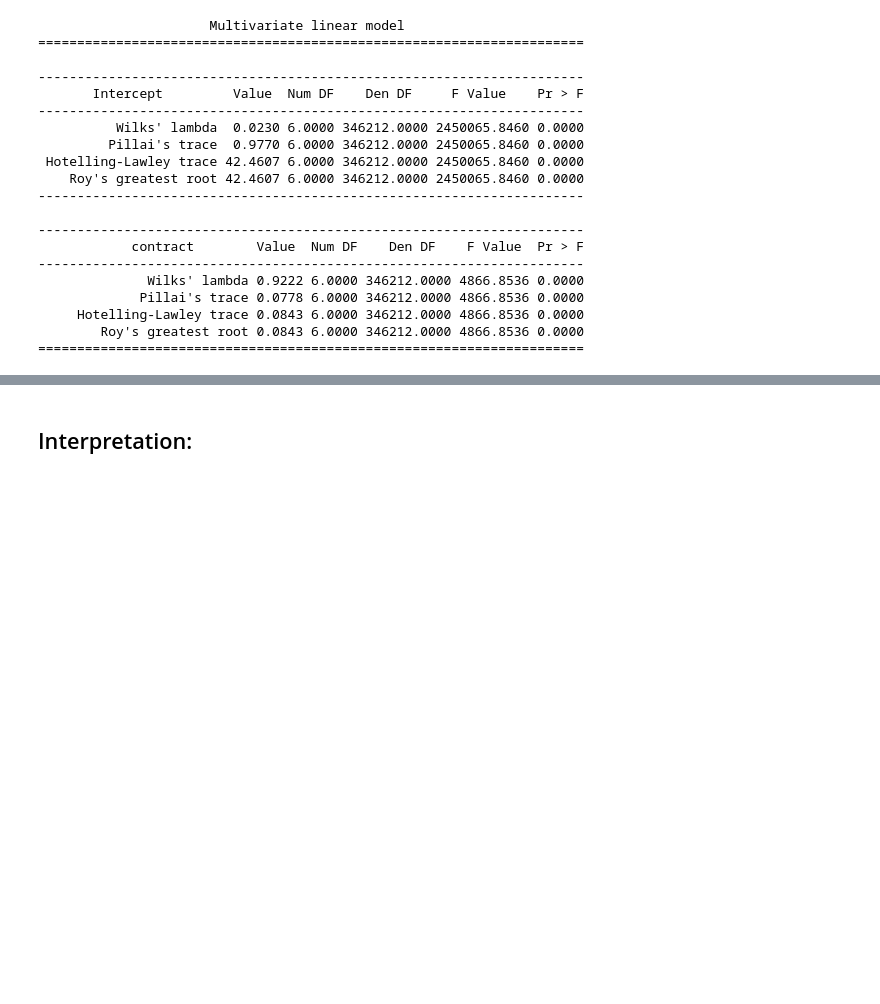
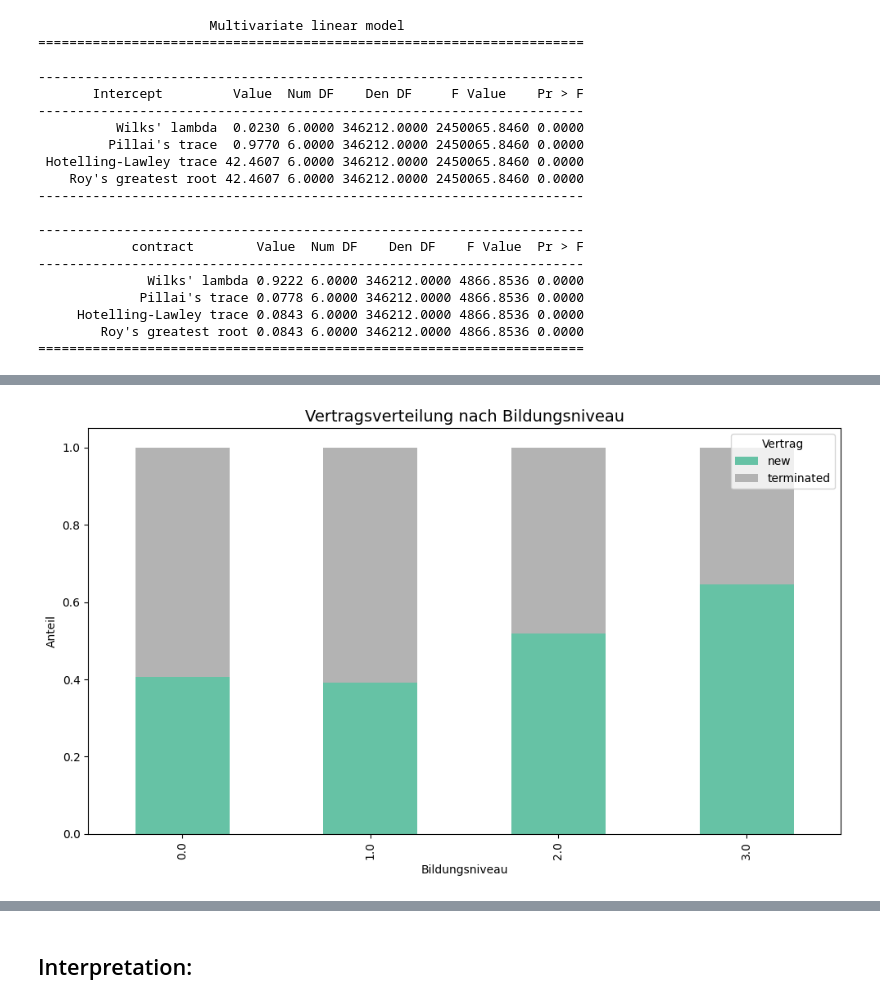
Before and after one commit to tpyrogova/FinApprenticeship, a Jupyter notebook: notebooks/statistical_analysis.ipynb, the cells around one changed output, grey strips where cells are left out. Drawn from its saved outputs; the diff is of its cells as text; code cells hidden in the pictures; blank space fills up the shorter version.

```diff
--- a/notebooks/statistical_analysis.ipynb
+++ b/notebooks/statistical_analysis.ipynb
@@ -823,0 +834,11 @@ print(result)
+# %%
+edu_contract = pd.crosstab(df_clean['edu_numeric'], df_clean['contract'], normalize='index')
+edu_contract.plot(kind='bar', stacked=True, colormap='Set2', figsize=(10, 6))
+plt.title('Vertragsverteilung nach Bildungsniveau', fontsize=14)
+plt.xlabel('Bildungsniveau')
+plt.ylabel('Anteil')
+plt.legend(title='Vertrag')
+plt.tight_layout()
+plt.show()
+# %% [output]
+[figure, added]
```
Also changed, not shown: parts of 4 cells of this notebook.
